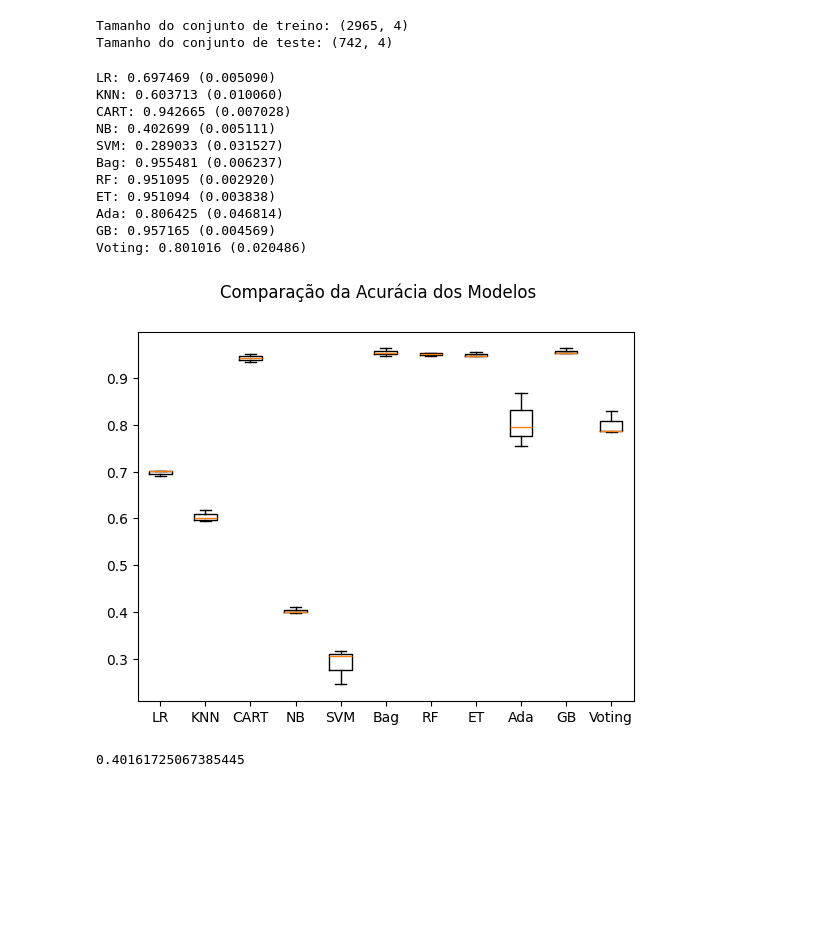
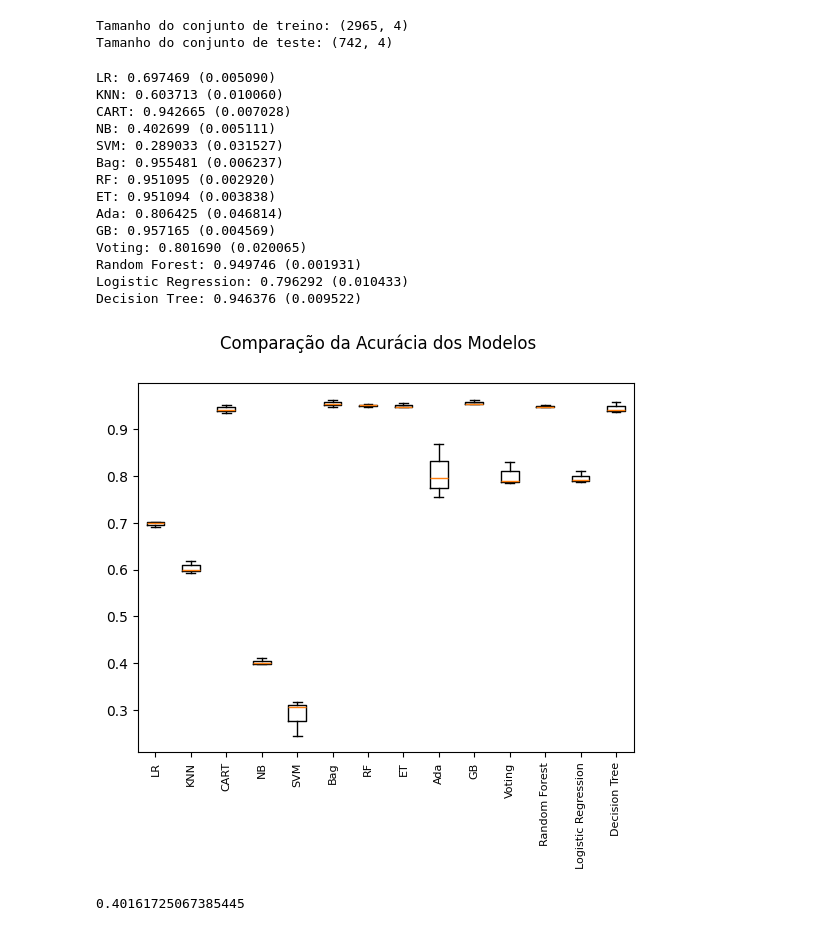
Before and after one commit to biagmes/MVP---Bianca-Gomes, a Jupyter notebook: MVP_Machine_Learning.ipynb, the cells around one changed output. Saved outputs shown, nothing was run; the diff lists cells and outputs as text; code cells hidden in the pictures; blank space fills up the shorter version.

```diff
--- a/MVP_Machine_Learning.ipynb
+++ b/MVP_Machine_Learning.ipynb
@@ -380,7 +380,10 @@ models = [
     ('Voting', VotingClassifier(estimators=[
         ('lr', LogisticRegression(max_iter=100)),
         ('rf', RandomForestClassifier(n_estimators=num_trees, max_features='sqrt', n_jobs=-1))
-    ], n_jobs=-1))
+    ], n_jobs=-1)),
+    ('Random Forest', RandomForestClassifier(random_state=42)),
+    ('Logistic Regression', LogisticRegression(max_iter=1000)),
+    ('Decision Tree', DecisionTreeClassifier(random_state=42))
 ]
 
 # Avaliação dos modelos
@@ -391,36 +394,39 @@ names = []
 for name, model in models:
     try:
         cv_results = cross_val_score(model, X_train, y_train, cv=KFold(n_splits=3), scoring='accuracy')
         results.append(cv_results)
         names.append(name)
         msg = "%s: %f (%f)" % (name, cv_results.mean(), cv_results.std())
         print(msg)
     except Exception as e:
         print(f"Erro ao treinar o modelo {name}: \n{str(e)}")
         results.append([None])
         names.append(name)
 
 # Exibindo o boxplot dos resultados
 
 fig = plt.figure()
 fig.suptitle('Comparação da Acurácia dos Modelos')
 ax = fig.add_subplot(111)
 plt.boxplot(results)
-ax.set_xticklabels(names)
+ax.set_xticklabels(names, fontsize=8, rotation=90)
 plt.show()
 # %% [output]
 LR: 0.697469 (0.005090)
 KNN: 0.603713 (0.010060)
 CART: 0.942665 (0.007028)
 NB: 0.402699 (0.005111)
 SVM: 0.289033 (0.031527)
 Bag: 0.955481 (0.006237)
 RF: 0.951095 (0.002920)
 ET: 0.951094 (0.003838)
 Ada: 0.806425 (0.046814)
 GB: 0.957165 (0.004569)
-Voting: 0.801016 (0.020486)
+Voting: 0.801690 (0.020065)
+Random Forest: 0.949746 (0.001931)
+Logistic Regression: 0.796292 (0.010433)
+Decision Tree: 0.946376 (0.009522)
-[figure, old version]
+[figure, new version]
 # %%
 # Criando um modelo com todo o conjunto de treino
 model = GaussianNB()
```
Also changed, not shown: parts of 3 cells of this notebook.
